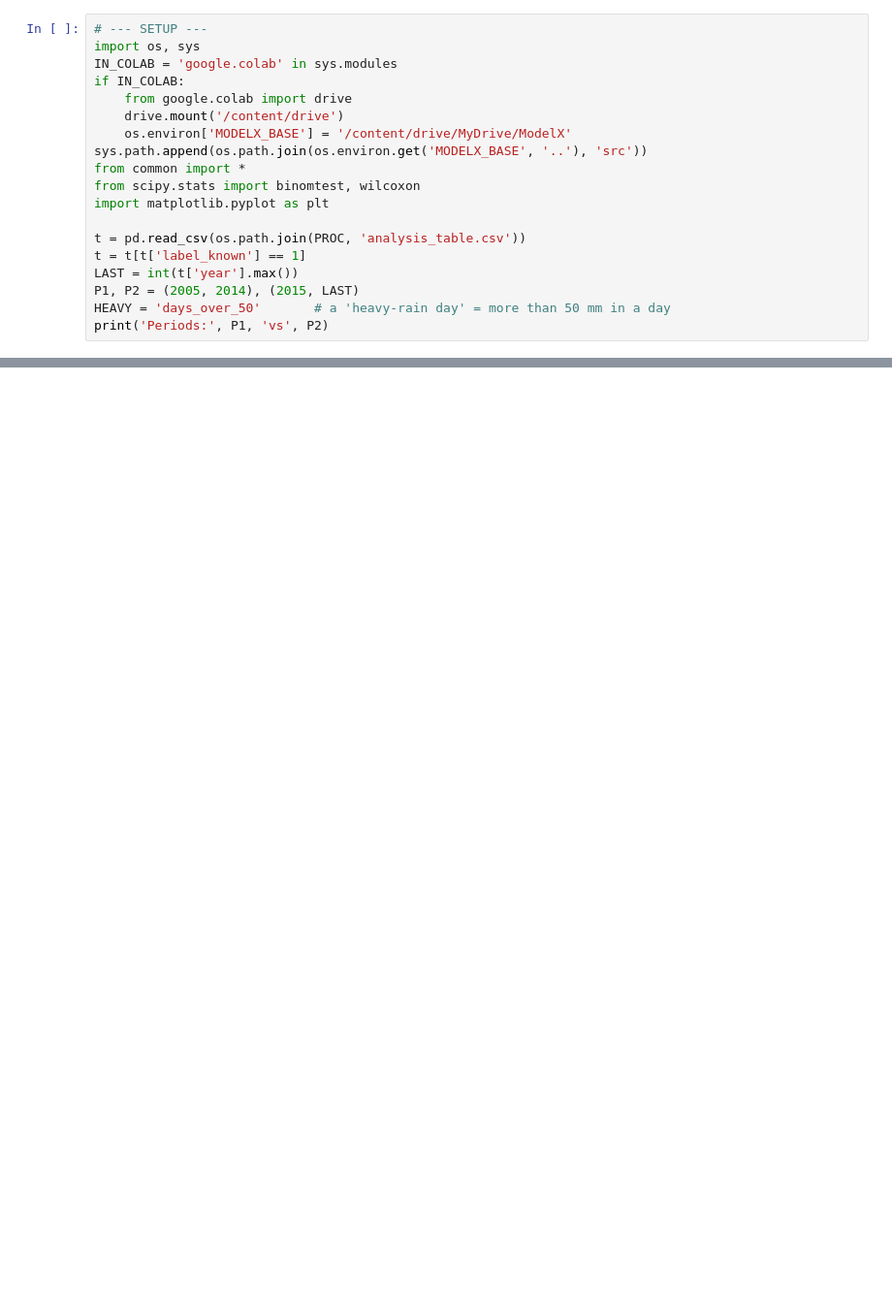
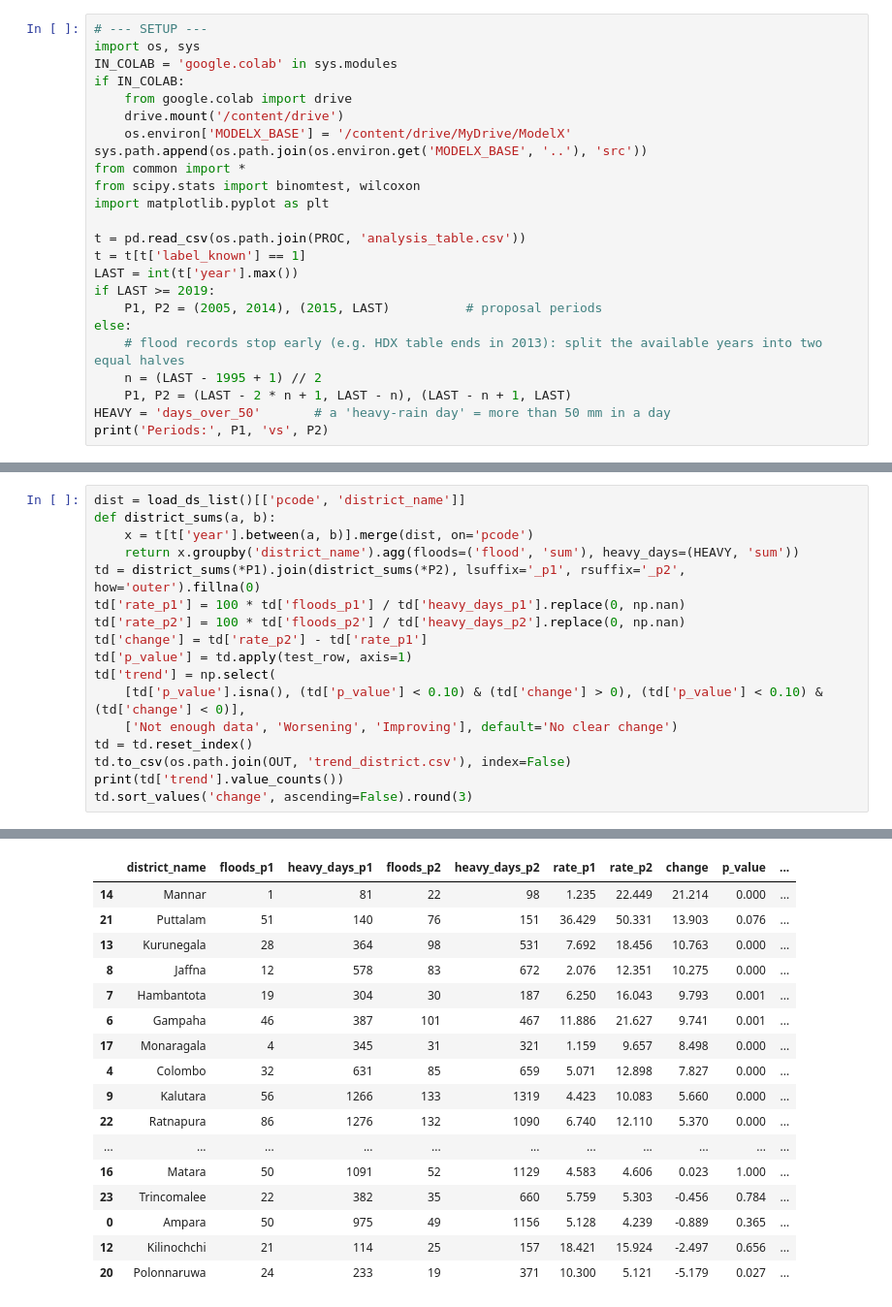
Before and after one commit to NeuroNex-ModelX/drainage-failure-sri-lanka, a Jupyter notebook: notebooks/08_trend.ipynb, the cells around one changed output, grey strips where cells are left out. Shown at 97% size. Cells and saved outputs as stored; diff of their text form; blank space fills up the shorter version.

Commit message:
Move data files and run notebooks into their folders

```diff
--- a/notebooks/08_trend.ipynb
+++ b/notebooks/08_trend.ipynb
@@ -21,6 +23,11 @@ import matplotlib.pyplot as plt
 t = pd.read_csv(os.path.join(PROC, 'analysis_table.csv'))
 t = t[t['label_known'] == 1]
 LAST = int(t['year'].max())
-P1, P2 = (2005, 2014), (2015, LAST)
+if LAST >= 2019:
+    P1, P2 = (2005, 2014), (2015, LAST)          # proposal periods
+else:
+    # flood records stop early (e.g. HDX table ends in 2013): split the available years into two equal halves
+    n = (LAST - 1995 + 1) // 2
+    P1, P2 = (LAST - 2 * n + 1, LAST - n), (LAST - n + 1, LAST)
 HEAVY = 'days_over_50'       # a 'heavy-rain day' = more than 50 mm in a day
 print('Periods:', P1, 'vs', P2)
@@ -54,0 +112,18 @@ print(tr['trend'].value_counts())
+# %%
+dist = load_ds_list()[['pcode', 'district_name']]
+def district_sums(a, b):
+    x = t[t['year'].between(a, b)].merge(dist, on='pcode')
+    return x.groupby('district_name').agg(floods=('flood', 'sum'), heavy_days=(HEAVY, 'sum'))
+td = district_sums(*P1).join(district_sums(*P2), lsuffix='_p1', rsuffix='_p2', how='outer').fillna(0)
+td['rate_p1'] = 100 * td['floods_p1'] / td['heavy_days_p1'].replace(0, np.nan)
+td['rate_p2'] = 100 * td['floods_p2'] / td['heavy_days_p2'].replace(0, np.nan)
+td['change'] = td['rate_p2'] - td['rate_p1']
+td['p_value'] = td.apply(test_row, axis=1)
+td['trend'] = np.select(
+    [td['p_value'].isna(), (td['p_value'] < 0.10) & (td['change'] > 0), (td['p_value'] < 0.10) & (td['change'] < 0)],
+    ['Not enough data', 'Worsening', 'Improving'], default='No clear change')
+td = td.reset_index()
+td.to_csv(os.path.join(OUT, 'trend_district.csv'), index=False)
+print(td['trend'].value_counts())
+td.sort_values('change', ascending=False).round(3)
+# %% [output]
@@ -55 +135,18 @@ print(tr['trend'].value_counts())
+|  | district_name | floods_p1 | heavy_days_p1 | floods_p2 | heavy_days_p2 | rate_p1 | rate_p2 | change | p_value | ... |
+| 14 | Mannar | 1 | 81 | 22 | 98 | 1.235 | 22.449 | 21.214 | 0.000 | ... |
+| 21 | Puttalam | 51 | 140 | 76 | 151 | 36.429 | 50.331 | 13.903 | 0.076 | ... |
+| 13 | Kurunegala | 28 | 364 | 98 | 531 | 7.692 | 18.456 | 10.763 | 0.000 | ... |
+| 8 | Jaffna | 12 | 578 | 83 | 672 | 2.076 | 12.351 | 10.275 | 0.000 | ... |
+| 7 | Hambantota | 19 | 304 | 30 | 187 | 6.250 | 16.043 | 9.793 | 0.001 | ... |
+| 6 | Gampaha | 46 | 387 | 101 | 467 | 11.886 | 21.627 | 9.741 | 0.001 | ... |
+| 17 | Monaragala | 4 | 345 | 31 | 321 | 1.159 | 9.657 | 8.498 | 0.000 | ... |
+| 4 | Colombo | 32 | 631 | 85 | 659 | 5.071 | 12.898 | 7.827 | 0.000 | ... |
+| 9 | Kalutara | 56 | 1266 | 133 | 1319 | 4.423 | 10.083 | 5.660 | 0.000 | ... |
+| 22 | Ratnapura | 86 | 1276 | 132 | 1090 | 6.740 | 12.110 | 5.370 | 0.000 | ... |
+| ... | ... | ... | ... | ... | ... | ... | ... | ... | ... | ... |
+| 16 | Matara | 50 | 1091 | 52 | 1129 | 4.583 | 4.606 | 0.023 | 1.000 | ... |
+| 23 | Trincomalee | 22 | 382 | 35 | 660 | 5.759 | 5.303 | -0.456 | 0.784 | ... |
+| 0 | Ampara | 50 | 975 | 49 | 1156 | 5.128 | 4.239 | -0.889 | 0.365 | ... |
+| 12 | Kilinochchi | 21 | 114 | 25 | 157 | 18.421 | 15.924 | -2.497 | 0.656 | ... |
+| 20 | Polonnaruwa | 24 | 233 | 19 | 371 | 10.300 | 5.121 | -5.179 | 0.027 | ... |
 # %%
```
Also changed, not shown: parts of 8 cells of this notebook, 48 other files.
